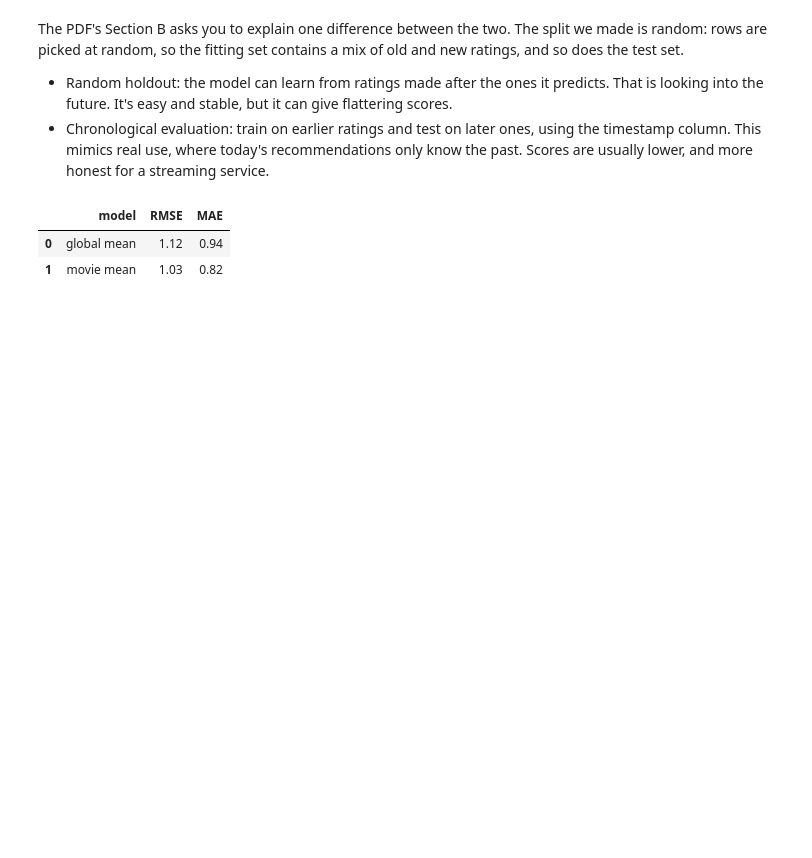
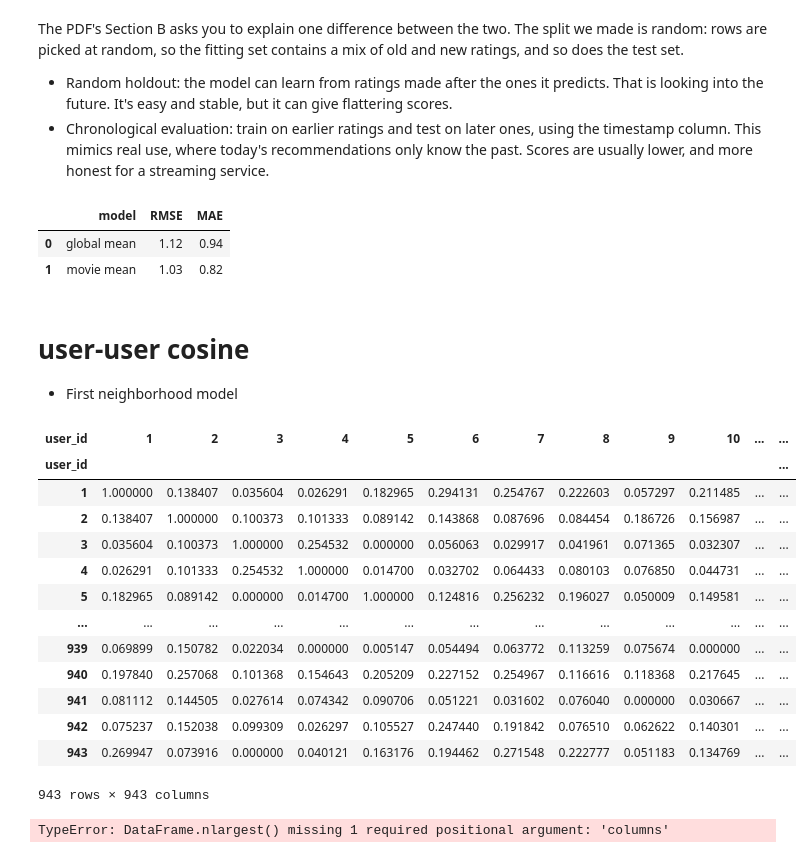
Before and after one commit to akhi08/Foundation-Advanced-ML, a Jupyter notebook: Recommender system/notebook/data_understanding.ipynb, the cells around one changed output. Cells and saved outputs as stored; diff of their text form; code cells hidden in the pictures; blank space fills up the shorter version.

```diff
--- a/Recommender system/notebook/data_understanding.ipynb
+++ b/Recommender system/notebook/data_understanding.ipynb
@@ -197,3 +198,30 @@ pd.DataFrame(results).round(2)
 |  | model | RMSE | MAE |
 | 0 | global mean | 1.12 | 0.94 |
 | 1 | movie mean | 1.03 | 0.82 |
+# %% [markdown]
+# user-user cosine
+- First neighborhood model
+# %%
+sim=cosine_similarity(fitting_matrix.fillna(0))
+sim_df=pd.DataFrame(sim,index=fitting_matrix.index,columns=fitting_matrix.index)
+sim_df
+# %% [output]
+| user_id | 1 | 2 | 3 | 4 | 5 | 6 | 7 | 8 | 9 | 10 | ... | ... |
+| user_id |  |  |  |  |  |  |  |  |  |  |  | ... |
+| 1 | 1.000000 | 0.138407 | 0.035604 | 0.026291 | 0.182965 | 0.294131 | 0.254767 | 0.222603 | 0.057297 | 0.211485 | ... | ... |
+| 2 | 0.138407 | 1.000000 | 0.100373 | 0.101333 | 0.089142 | 0.143868 | 0.087696 | 0.084454 | 0.186726 | 0.156987 | ... | ... |
+| 3 | 0.035604 | 0.100373 | 1.000000 | 0.254532 | 0.000000 | 0.056063 | 0.029917 | 0.041961 | 0.071365 | 0.032307 | ... | ... |
+| 4 | 0.026291 | 0.101333 | 0.254532 | 1.000000 | 0.014700 | 0.032702 | 0.064433 | 0.080103 | 0.076850 | 0.044731 | ... | ... |
+| 5 | 0.182965 | 0.089142 | 0.000000 | 0.014700 | 1.000000 | 0.124816 | 0.256232 | 0.196027 | 0.050009 | 0.149581 | ... | ... |
+| ... | ... | ... | ... | ... | ... | ... | ... | ... | ... | ... | ... | ... |
+| 939 | 0.069899 | 0.150782 | 0.022034 | 0.000000 | 0.005147 | 0.054494 | 0.063772 | 0.113259 | 0.075674 | 0.000000 | ... | ... |
+| 940 | 0.197840 | 0.257068 | 0.101368 | 0.154643 | 0.205209 | 0.227152 | 0.254967 | 0.116616 | 0.118368 | 0.217645 | ... | ... |
+| 941 | 0.081112 | 0.144505 | 0.027614 | 0.074342 | 0.090706 | 0.051221 | 0.031602 | 0.076040 | 0.000000 | 0.030667 | ... | ... |
+| 942 | 0.075237 | 0.152038 | 0.099309 | 0.026297 | 0.105527 | 0.247440 | 0.191842 | 0.076510 | 0.062622 | 0.140301 | ... | ... |
+| 943 | 0.269947 | 0.073916 | 0.000000 | 0.040121 | 0.163176 | 0.194462 | 0.271548 | 0.222777 | 0.051183 | 0.134769 | ... | ... |
+943 rows × 943 columns
+# %%
+# top 5
+sim_df.nlargest(5)
+# %% [output]
+TypeError: DataFrame.nlargest() missing 1 required positional argument: 'columns'
```
Also changed, not shown: parts of 1 cell of this notebook, 2 other files.
